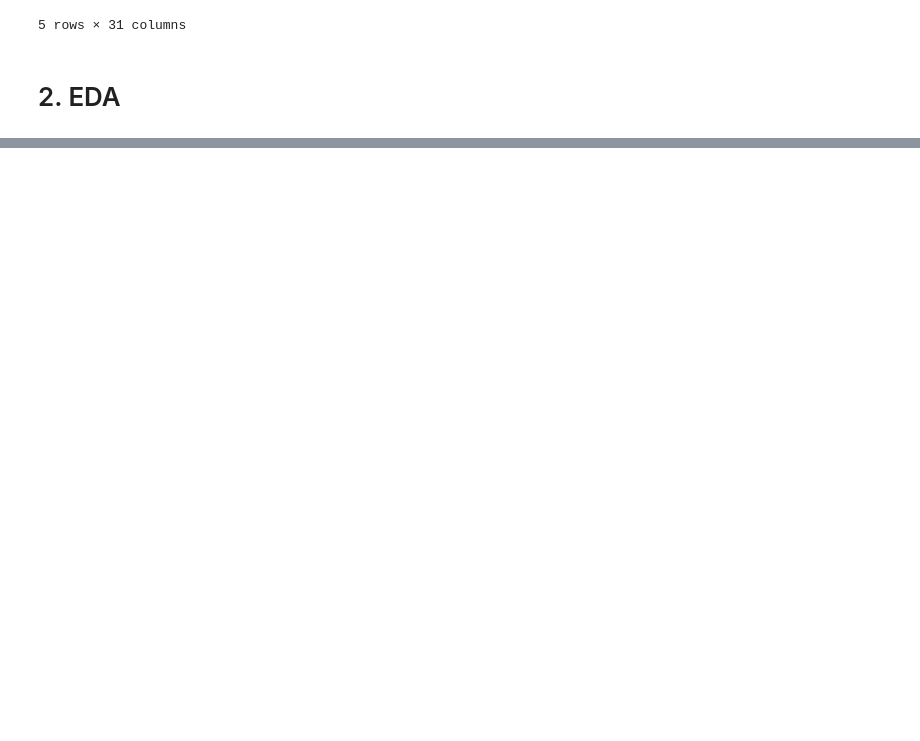
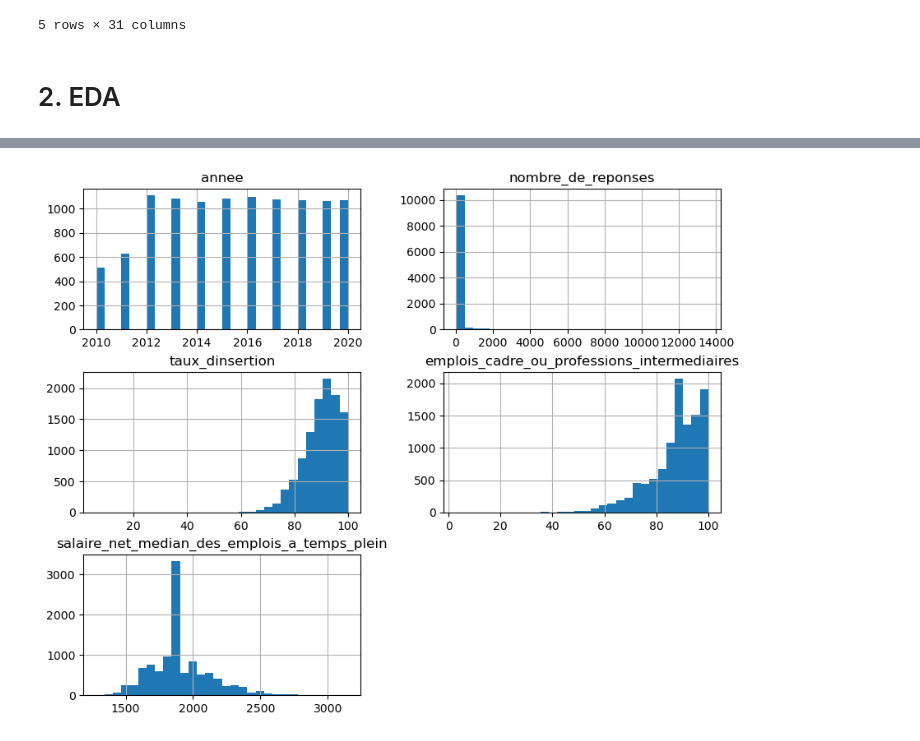
Before and after one commit to mattmathbg/Projet_ML, a Jupyter notebook: Projet.ipynb, the cells around one changed output, grey strips where cells are left out. Cells and saved outputs as stored; diff of their text form; code cells hidden in the pictures; blank space fills up the shorter version.

```diff
--- a/Projet.ipynb
+++ b/Projet.ipynb
@@ -163,0 +188,7 @@ Lignes avant : 19603 -> Lignes après nettoyage : 10856
+# %%
+# Visualisation des distributions (Histogrammes)
+# Pour voir la forme (normale, asymétrique...)
+df_clean.hist(figsize=(10, 8), bins=30)
+plt.show()
+# %% [output]
+[figure, added]
```
Also changed, not shown: parts of 7 cells of this notebook.
